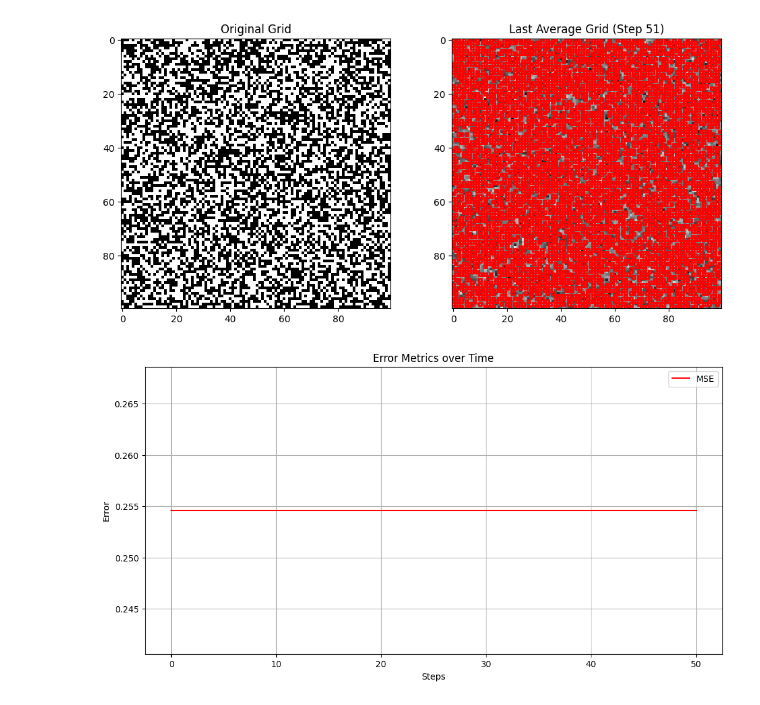
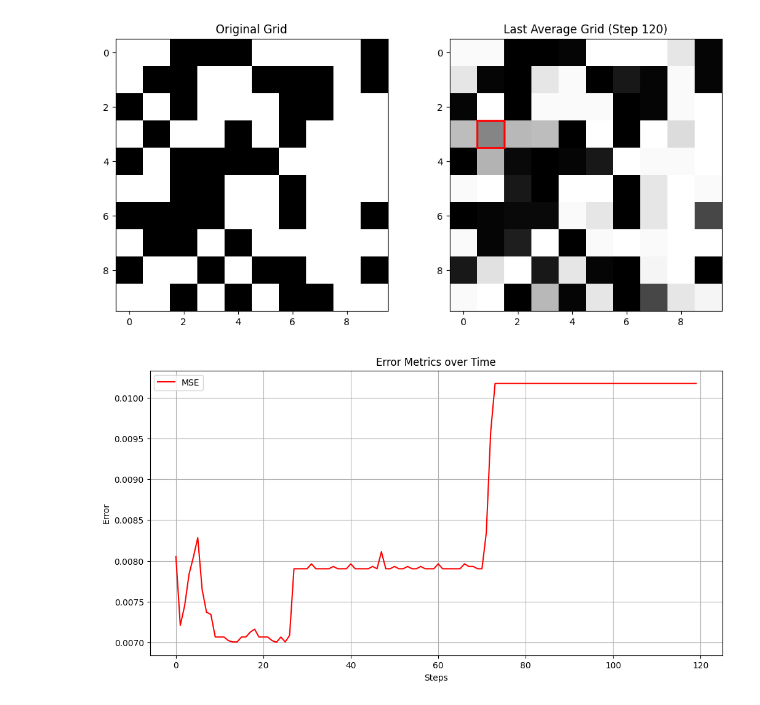
Before and after one commit to AliakbarMehdizadeh/CommNetwork, a Jupyter notebook: notebooks/CommNet.ipynb, the cells around one changed output. Drawn from its saved outputs; the diff is of its cells as text; code cells hidden in the pictures.

```diff
--- a/notebooks/CommNet.ipynb
+++ b/notebooks/CommNet.ipynb
@@ -239,30 +239,30 @@ class InformationSpreadModel(Model):
 # %%
 # Example of running the simulation
 def run_simulation():
     # Parameters for the simulation
-    grid_size = 100
+    grid_size = 10
     num_agents = 50
-    error_rate = 0.5
+    error_rate = 0.2
     num_steps = 1000
 
     # Create an initial grid with random 0s and 1s
     initial_grid = np.random.randint(2, size=(grid_size, grid_size))
 
     # Create the model
     model = InformationSpreadModel(num_agents, grid_size, grid_size, error_rate, initial_grid)
 
     # Run the model for a number of steps
     for _ in range(num_steps):
         model.step()
 
     # Plot the results
     #model.plot_sim_results()
     model.plot_sim_last_results()
     model.plot_sim_metrics()
     #model.plot_network()
 
 # Run the simulation
 run_simulation()
 # %% [output]
-[figure, old version]
+[figure, new version]
-[figure, old version]
+[figure, new version]
```
Also changed, not shown: 1 other file.
